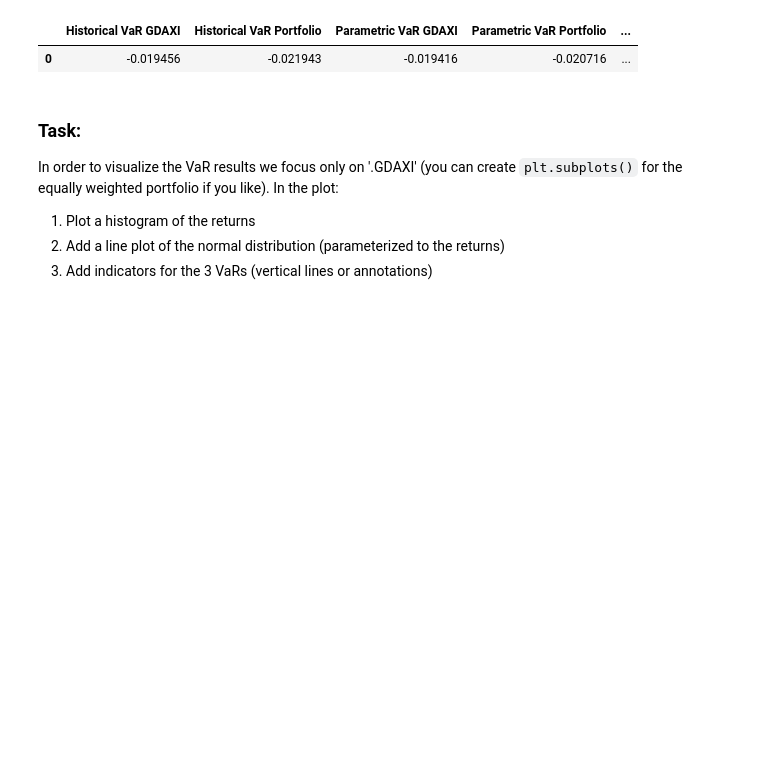
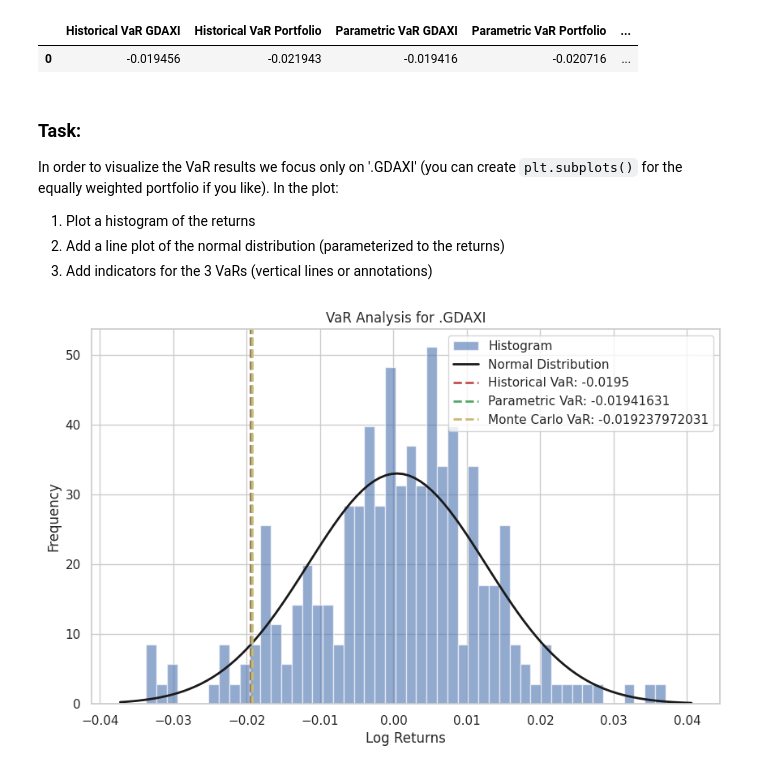
Before and after one commit to Milad-Zaman/fdap-2024-Milad-Zaman, a Jupyter notebook: homework/04_var.ipynb, the cells around one changed output. Saved outputs shown, nothing was run; the diff lists cells and outputs as text; code cells hidden in the pictures; blank space fills up the shorter version.

```diff
--- a/homework/04_var.ipynb
+++ b/homework/04_var.ipynb
@@ -112,3 +112,54 @@ In order to visualize the VaR results we focus only on '.GDAXI' (you can create
 1. Plot a histogram of the returns
 2. Add a line plot of the normal distribution (parameterized to the returns)
 3. Add indicators for the 3 VaRs (vertical lines or annotations)
+# %%
+import pandas as pd
+import numpy as np
+from scipy.stats import norm
+import matplotlib.pyplot as plt
+import seaborn as sns
+
+# Load the data
+df = pd.read_csv('02_python_data.csv', index_col='Date', parse_dates=True)
+
+
+# Calculate daily log-returns for '.GDAXI'
+df['GDAXI_Log_Returns'] = np.log(df['.GDAXI'] / df['.GDAXI'].shift(1))
+
+# Plot histogram of returns
+plt.figure(figsize=(10, 6))
+plt.hist(df['GDAXI_Log_Returns'], bins=50, density=True, alpha=0.6, color='b', label='Histogram')
+
+# Fit a normal distribution to the data
+mu, sigma = df['GDAXI_Log_Returns'].mean(), df['GDAXI_Log_Returns'].std()
+xmin, xmax = plt.xlim()
+x = np.linspace(xmin, xmax, 100)
+p = norm.pdf(x, mu, sigma)
+
+# Plot the normal distribution
+plt.plot(x, p, 'k', linewidth=2, label='Normal Distribution')
+
+# Calculate VaRs
+historical_var_gdaxi = df['GDAXI_Log_Returns'].quantile(0.05)
+parametric_var_gdaxi = norm.ppf(0.05, mu, sigma)
+# Monte Carlo simulation VaR
+simulations = 10000
+gdaxi_simulated_returns = np.random.normal(df['GDAXI_Log_Returns'].mean(), df['GDAXI_Log_Returns'].std(), simulations)
+monte_carlo_var_gdaxi = np.percentile(gdaxi_simulated_returns, 5)
+
+# Plot VaRs
+plt.axvline(historical_var_gdaxi, color='r', linestyle='--', linewidth=2, label=f'Historical VaR: {historical_var_gdaxi:.4f}')
+plt.axvline(parametric_var_gdaxi, color='g', linestyle='--', linewidth=2, label=f'Parametric VaR: {parametric_var_gdaxi:.8f}')
+plt.axvline(monte_carlo_var_gdaxi, color='y', linestyle='--', linewidth=2, label=f'Monte Carlo VaR: {monte_carlo_var_gdaxi:.12f}')
+
+
+# Add labels and title
+plt.xlabel('Log Returns')
+plt.ylabel('Frequency')
+plt.title('VaR Analysis for .GDAXI')
+plt.legend()
+plt.grid(True)
+
+plt.show()
+# %% [output]
+[figure, added]
```
